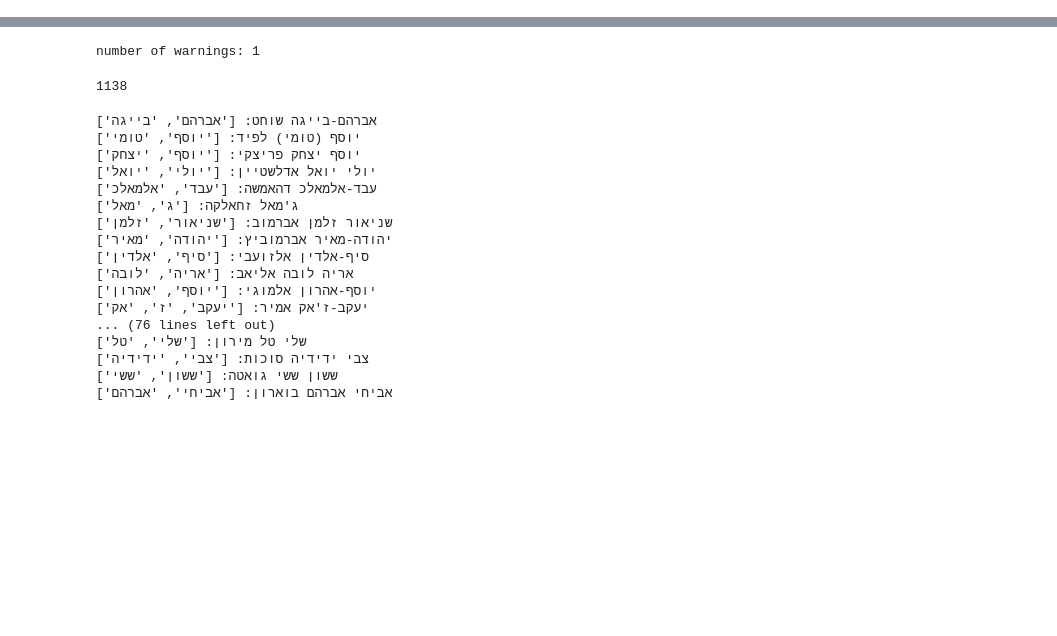
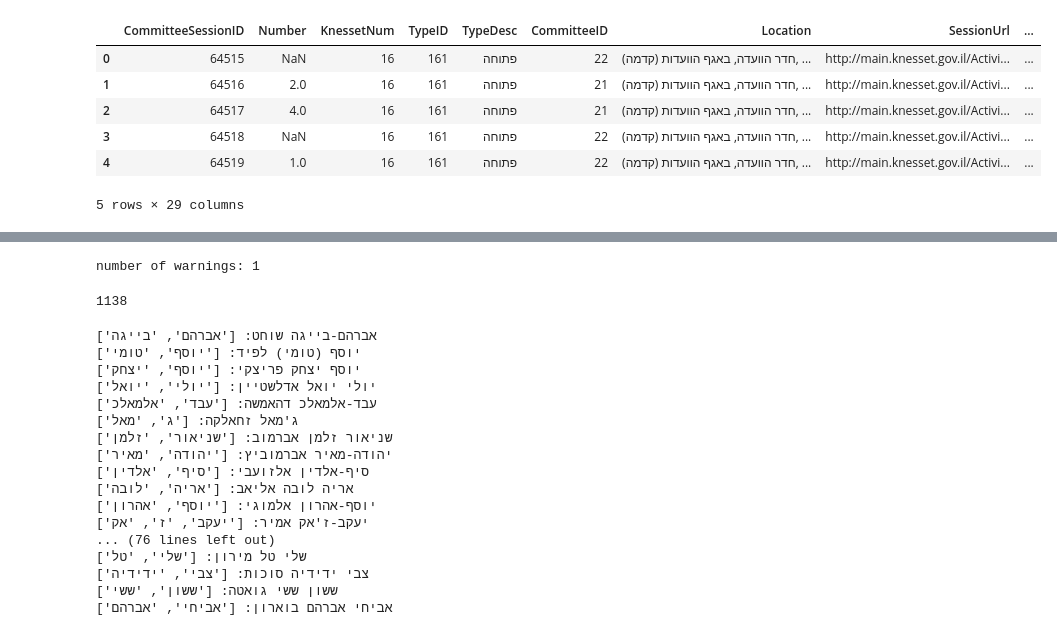
Before and after one commit to itaitzruia4/NLPSD, a Jupyter notebook: main.ipynb, the cells around one changed output, grey strips where cells are left out. Saved outputs shown, nothing was run; the diff lists cells and outputs as text; code cells hidden in the pictures; blank space fills up the shorter version.

```diff
--- a/main.ipynb
+++ b/main.ipynb
@@ -15,3 +16,16 @@ for committee_id in protocol_getter.committee_ids:
         text = protocol_getter.get_meeting_protocol_text(protocols2paths[id])
         with open(f'debug/{id}.txt', 'w', encoding='utf-8') as f:
             f.write(text)
+# %%
+import pandas as pd
+
+cms = pd.read_csv("kns_csv_files\kns_committeesession.csv")
+cms.head()
+# %% [output]
+|  | CommitteeSessionID | Number | KnessetNum | TypeID | TypeDesc | CommitteeID | Location | SessionUrl | ... |
+| 0 | 64515 | NaN | 16 | 161 | פתוחה | 22 | חדר הוועדה, באגף הוועדות (קדמה), ... | http://main.knesset.gov.il/Activi... | ... |
+| 1 | 64516 | 2.0 | 16 | 161 | פתוחה | 21 | חדר הוועדה, באגף הוועדות (קדמה), ... | http://main.knesset.gov.il/Activi... | ... |
+| 2 | 64517 | 4.0 | 16 | 161 | פתוחה | 21 | חדר הוועדה, באגף הוועדות (קדמה), ... | http://main.knesset.gov.il/Activi... | ... |
+| 3 | 64518 | NaN | 16 | 161 | פתוחה | 22 | חדר הוועדה, באגף הוועדות (קדמה), ... | http://main.knesset.gov.il/Activi... | ... |
+| 4 | 64519 | 1.0 | 16 | 161 | פתוחה | 22 | חדר הוועדה, באגף הוועדות (קדמה), ... | http://main.knesset.gov.il/Activi... | ... |
+5 rows × 29 columns
```
Also changed, not shown: parts of 5 cells of this notebook, 6 other files.
